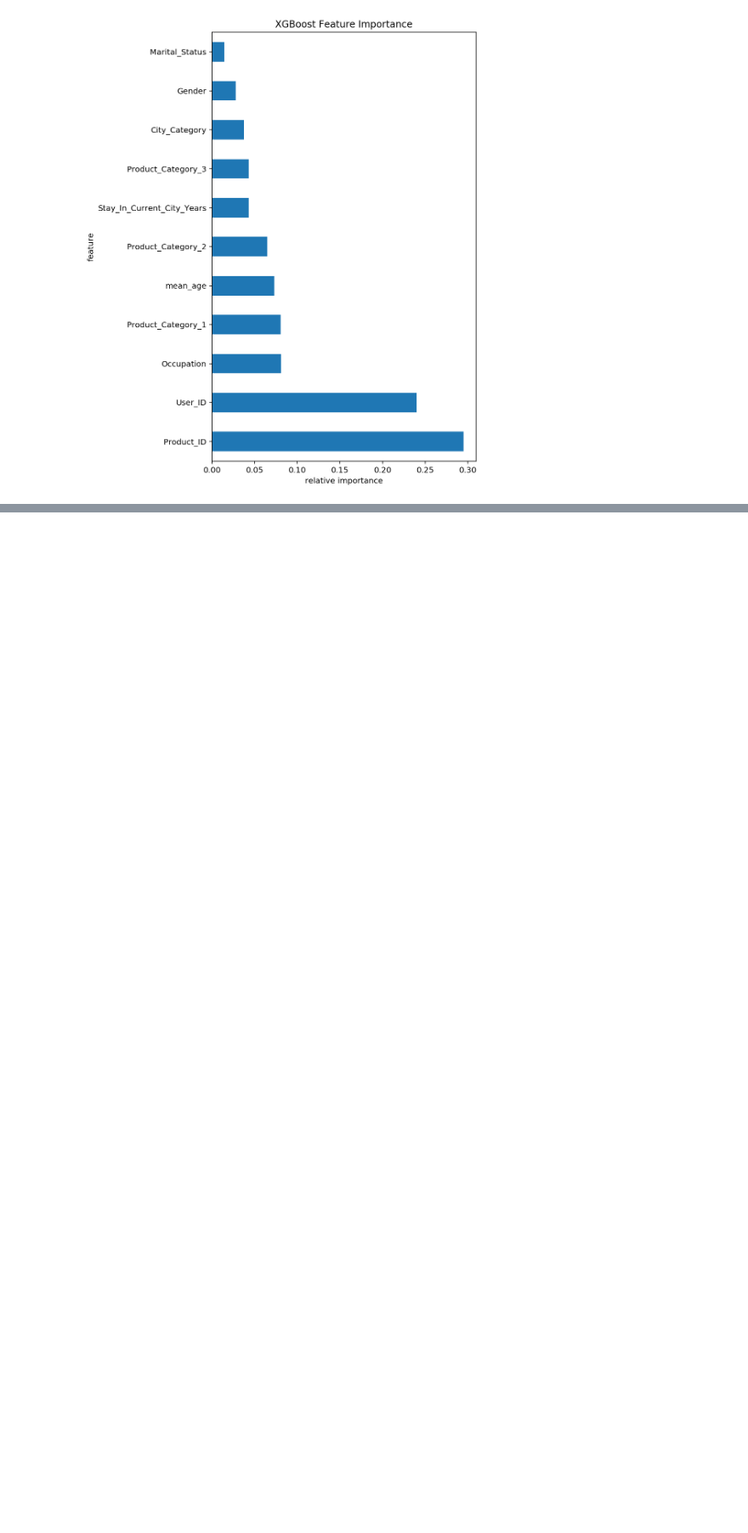
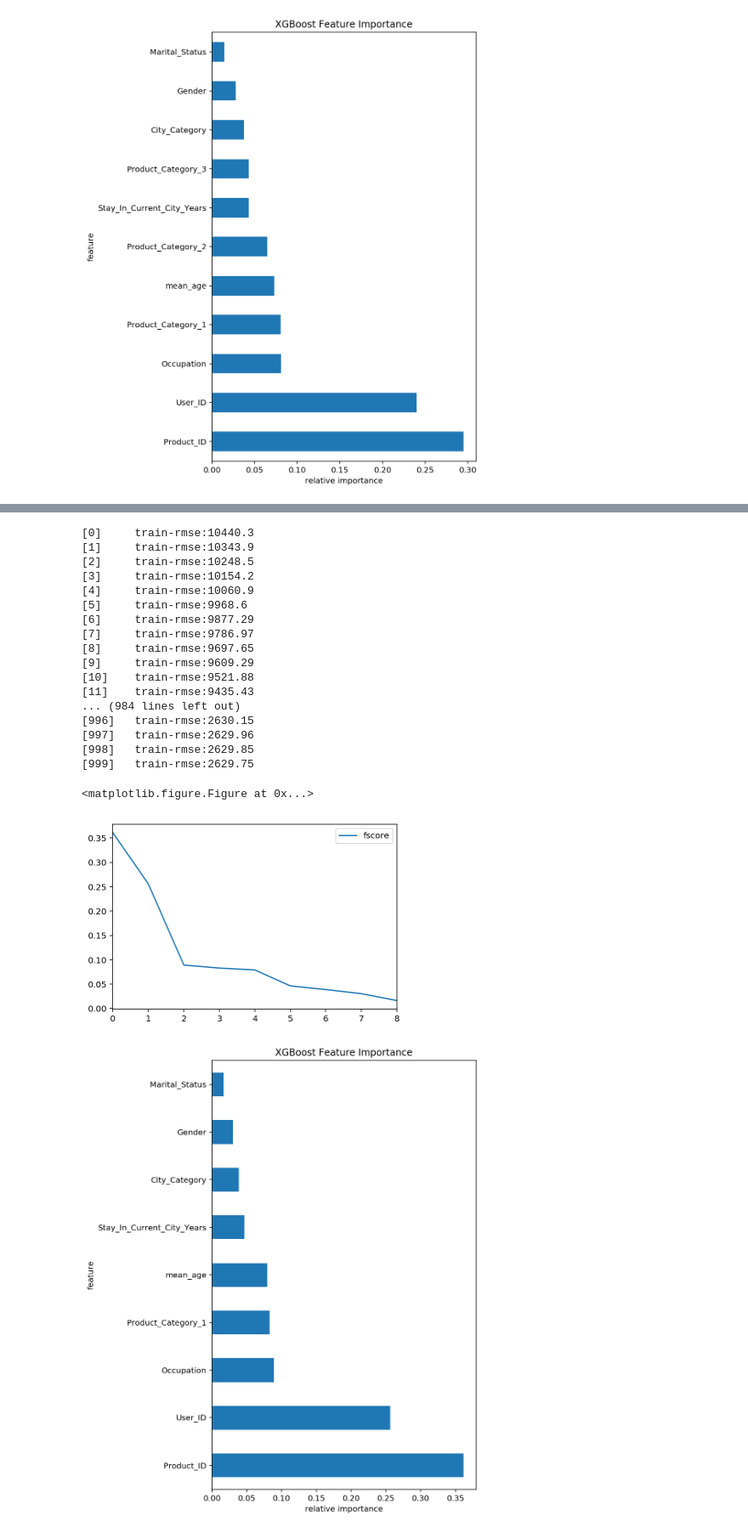
Before and after one commit to MayukhSobo/AnalyticsVidya_Contests, a Jupyter notebook: BF_customer_behaviour/Feature_importance.ipynb, the cells around one changed output, grey strips where cells are left out. Shown: that part at 85% size. Cells and saved outputs as stored; diff of their text form; code cells hidden in the pictures; blank space fills up the shorter version.

```diff
--- a/BF_customer_behaviour/Feature_importance.ipynb
+++ b/BF_customer_behaviour/Feature_importance.ipynb
@@ -181,0 +184,39 @@ xgb_feature_importance(features, labels, 1000)
+# %%
+cols = [
+    'User_ID',
+    'Product_ID',
+    'Gender',
+    'Occupation',
+    'City_Category',
+    'Stay_In_Current_City_Years',
+    'Marital_Status',
+    'Product_Category_1',
+    'mean_age',
+    'Purchase'
+]
+train = dtrain[cols]
+
+features = train.iloc[:, 0:-1]
+labels = train.Purchase
+xgb_feature_importance(features, labels, 1000)
+# %% [output]
+[0]     train-rmse:10440.3
+[1]     train-rmse:10343.9
+[2]     train-rmse:10248.5
+[3]     train-rmse:10154.2
+[4]     train-rmse:10060.9
+[5]     train-rmse:9968.6
+[6]     train-rmse:9877.29
+[7]     train-rmse:9786.97
+[8]     train-rmse:9697.65
+[9]     train-rmse:9609.29
+[10]    train-rmse:9521.88
+[11]    train-rmse:9435.43
+... (984 lines left out)
+[996]   train-rmse:2630.15
+[997]   train-rmse:2629.96
+[998]   train-rmse:2629.85
+[999]   train-rmse:2629.75
+<matplotlib.figure.Figure at 0x...>
+[figure, added]
+[figure, added]
```
Also changed, not shown: parts of 1 cell of this notebook, 1 other file.
